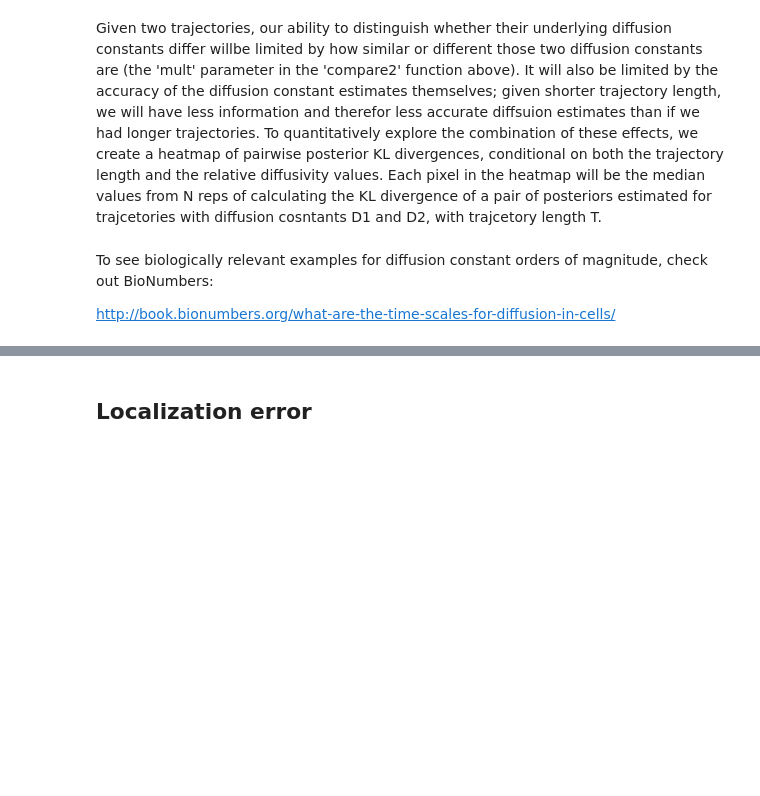
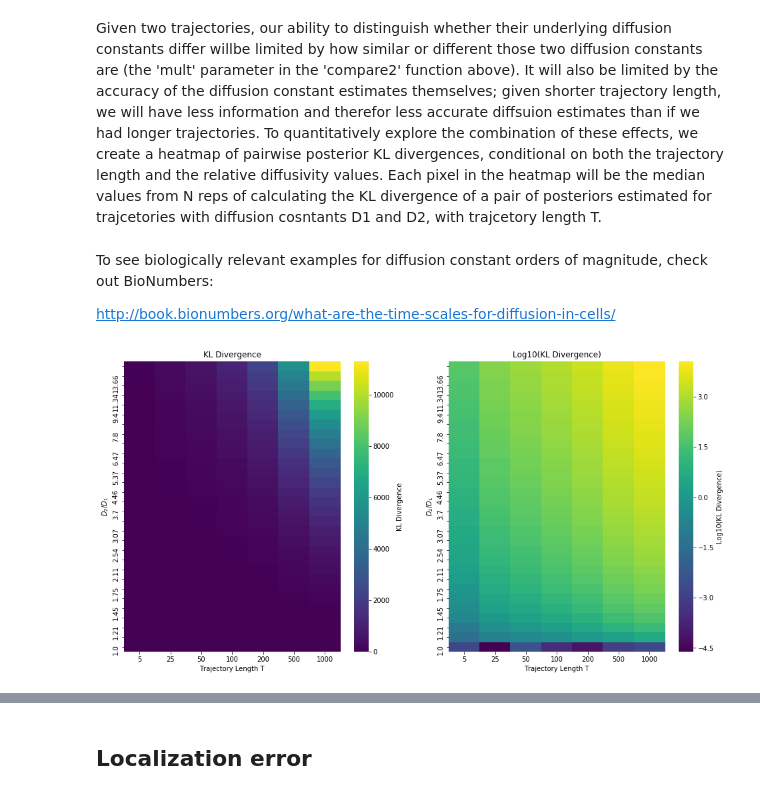
Before and after one commit to AllenCellModeling/diffusive_distinguishability, a Jupyter notebook: diffusive_distinguishability/ndim_diffusion_analysis_tutorial.ipynb, the cells around one changed output, grey strips where cells are left out. Saved outputs shown, nothing was run; the diff lists cells and outputs as text; code cells hidden in the pictures; blank space fills up the shorter version.

Commit message:
Update with figure outputs

```diff
--- a/diffusive_distinguishability/ndim_diffusion_analysis_tutorial.ipynb
+++ b/diffusive_distinguishability/ndim_diffusion_analysis_tutorial.ipynb
@@ -102,9 +102,12 @@ KL_sweep_df_T = hd.fill_heatmap_gen(n_dim=3, d_const=d_const1, mult_list=mult_li
 # %%
 # and plot that df as a heatmap of KL divergence values, and the log of the KL divergence values
 x_lab = 'Trajectory Length T'
-y_lab = r'$D_2/D_1$'t1 = 'KL Divergence'
+y_lab = r'$D_2/D_1$'
+t1 = 'KL Divergence'
 t2 = 'Log10(KL Divergence)'
 hd.plot_df_results(df1=KL_sweep_df_T, df2=np.log10(KL_sweep_df_T), n_round=2, n_ticks=12, size=8, title1=t1, title2=t2, x_lab=x_lab, y_lab=y_lab)
+# %% [output]
+[figure, added]
 # %%
 # now, let's look at the same results, but for the inverse of the KL divergence
 t1 = '1/KL'
```
Also changed, not shown: parts of 9 cells of this notebook.
